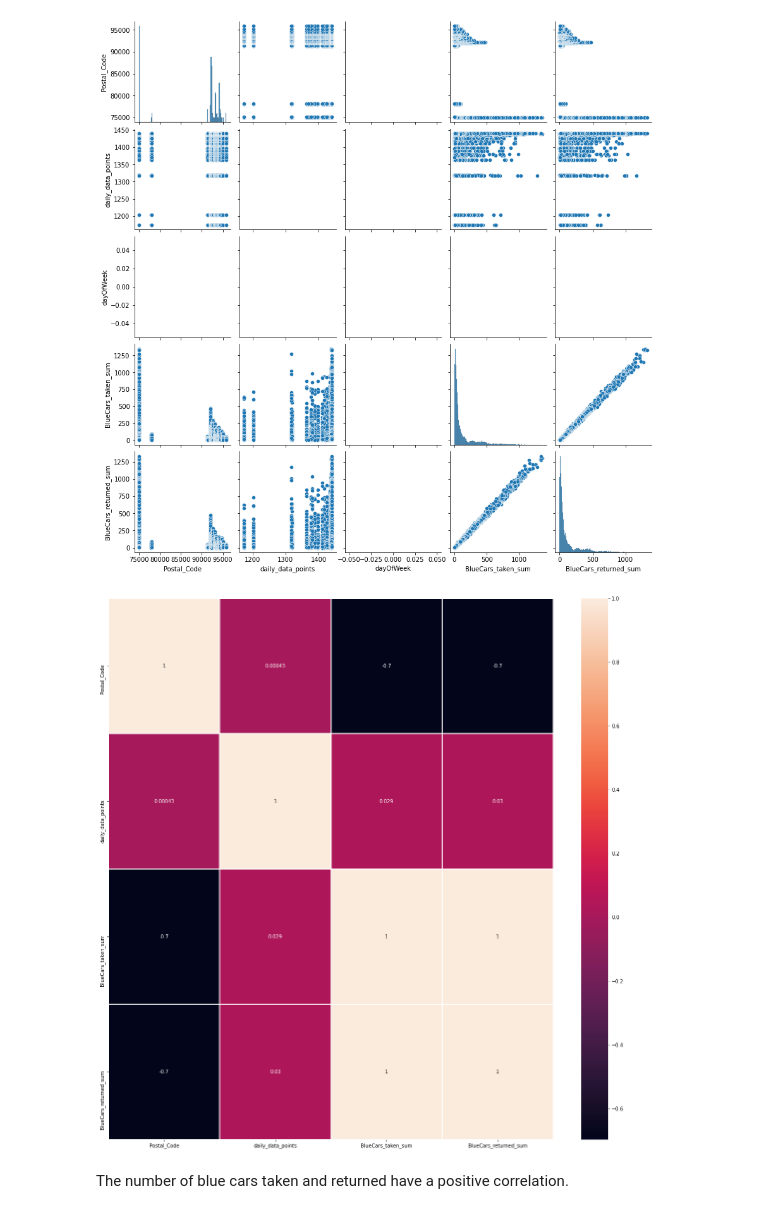
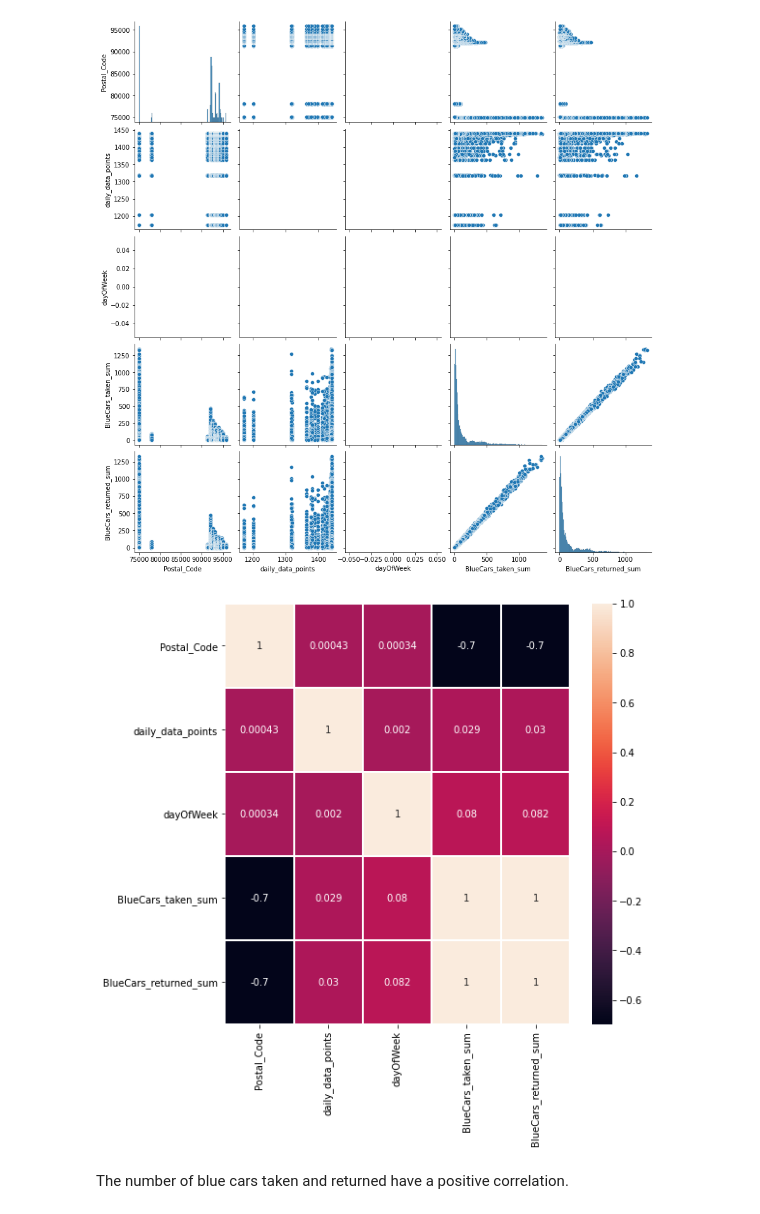
Before and after one commit to WambuiN/DSCore_Week4_IP, a Jupyter notebook: Wambui_Njoroge_DSCore_IP4.ipynb, the cells around one changed output. Saved outputs shown, nothing was run; the diff lists cells and outputs as text; code cells hidden in the pictures.

```diff
--- a/Wambui_Njoroge_DSCore_IP4.ipynb
+++ b/Wambui_Njoroge_DSCore_IP4.ipynb
@@ -152,9 +156,2 @@ autolib_df.head(3)
 # %%
 autolib_df.rename(columns={'Postal code': 'Postal_Code', 'n_daily_data_points': 'daily_data_points'}, inplace=True)
-# %%
-# Replacing dayofweek code with names of week
-#
-
-autolib_df['dayOfWeek'] = autolib_df['dayOfWeek'].map({0:'Monday', 1: 'Tuesday',2: 'Wednesday', 3:
-                           'Thursday', 4:'Friday', 5: 'Saturday', 6: "Sunday"})
-autolib_df.head(3)
@@ -179,10 +171,10 @@ sns.boxplot(autolib_df["n_daily_data_points"])
 # %%
 #Doing away with the outliers
-q1, q3 = np.percentile(autolib_df['n_daily_data_points'], [25, 75])
+q1, q3 = np.percentile(autolib_df['daily_data_points'], [25, 75])
 iqr = q3 - q1
 
 upper_bound = q3 + (1.5 * iqr)
-autolib_df = autolib_df[~(autolib_df['n_daily_data_points']>upper_bound)]
+autolib_df = autolib_df[~(autolib_df['daily_data_points']>upper_bound)]
 # %%
 sns.boxplot(autolib_df["n_daily_data_points"])
 # %% [output]
@@ -318,11 +330,11 @@ plt.show()
 [figure]
 # %%
 corrMatrix = autolib_df.corr()
-fig, ax = plt.subplots(figsize=(20, 20))
+fig, ax = plt.subplots(figsize=(8, 8))
 sns.heatmap(corrMatrix, annot=True, linewidths=1)
 plt.show()
 # %% [output]
-[figure, old version]
+[figure, new version]
 # %% [markdown]
 The number of blue cars taken and returned have a positive correlation.
 # %% [markdown]
```
Also changed, not shown: parts of 33 cells of this notebook.
